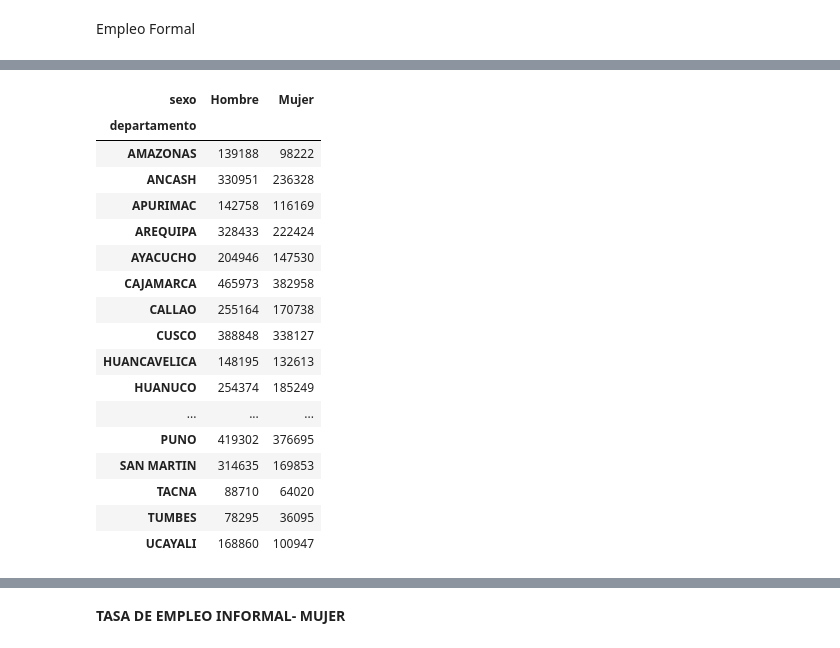
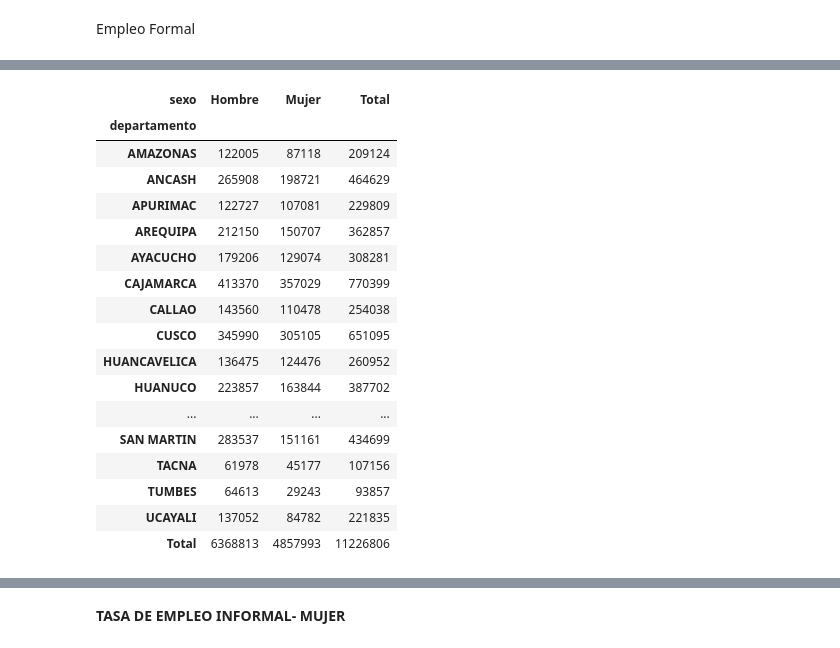
Before and after one commit to jchoquev/ProyectoTesisUnap, a Jupyter notebook: EMPLEO_MAPAS_ENAHO.ipynb, the cells around one changed output, grey strips where cells are left out. Cells and saved outputs as stored; diff of their text form; code cells hidden in the pictures.

```diff
--- a/EMPLEO_MAPAS_ENAHO.ipynb
+++ b/EMPLEO_MAPAS_ENAHO.ipynb
@@ -66 +68,3 @@ df_PEAOFormal=df_PEAOcupada.where(filter)
+# %%
+margins=True
 # %%
@@ -90,23 +114,23 @@ tbl_PEA
 # %%
-tbl_PEAOcupada=pd.crosstab(df_PEAOcupada.departamento, columns=df_PEAOcupada.sexo,values=df_PEAOcupada.fac500a, aggfunc = sum,margins=False,margins_name="Total").astype(int)
-tbl_PEAOcupada
+tbl_PEAOInformal=pd.crosstab(df_PEAOInformal.departamento, columns=df_PEAOInformal.sexo,values=df_PEAOInformal.fac500a, aggfunc = sum,margins=margins,margins_name="Total").astype(int)
+tbl_PEAOInformal
 # %% [output]
-| sexo | Hombre | Mujer |
-| departamento |  |  |
-| AMAZONAS | 139188 | 98222 |
-| ANCASH | 330951 | 236328 |
-| APURIMAC | 142758 | 116169 |
-| AREQUIPA | 328433 | 222424 |
-| AYACUCHO | 204946 | 147530 |
-| CAJAMARCA | 465973 | 382958 |
-| CALLAO | 255164 | 170738 |
-| CUSCO | 388848 | 338127 |
-| HUANCAVELICA | 148195 | 132613 |
-| HUANUCO | 254374 | 185249 |
-| ... | ... | ... |
-| PUNO | 419302 | 376695 |
-| SAN MARTIN | 314635 | 169853 |
-| TACNA | 88710 | 64020 |
-| TUMBES | 78295 | 36095 |
-| UCAYALI | 168860 | 100947 |
+| sexo | Hombre | Mujer | Total |
+| departamento |  |  |  |
+| AMAZONAS | 122005 | 87118 | 209124 |
+| ANCASH | 265908 | 198721 | 464629 |
+| APURIMAC | 122727 | 107081 | 229809 |
+| AREQUIPA | 212150 | 150707 | 362857 |
+| AYACUCHO | 179206 | 129074 | 308281 |
+| CAJAMARCA | 413370 | 357029 | 770399 |
+| CALLAO | 143560 | 110478 | 254038 |
+| CUSCO | 345990 | 305105 | 651095 |
+| HUANCAVELICA | 136475 | 124476 | 260952 |
+| HUANUCO | 223857 | 163844 | 387702 |
+| ... | ... | ... | ... |
+| SAN MARTIN | 283537 | 151161 | 434699 |
+| TACNA | 61978 | 45177 | 107156 |
+| TUMBES | 64613 | 29243 | 93857 |
+| UCAYALI | 137052 | 84782 | 221835 |
+| Total | 6368813 | 4857993 | 11226806 |
 # %%
```
Also changed, not shown: parts of 5 cells of this notebook.
